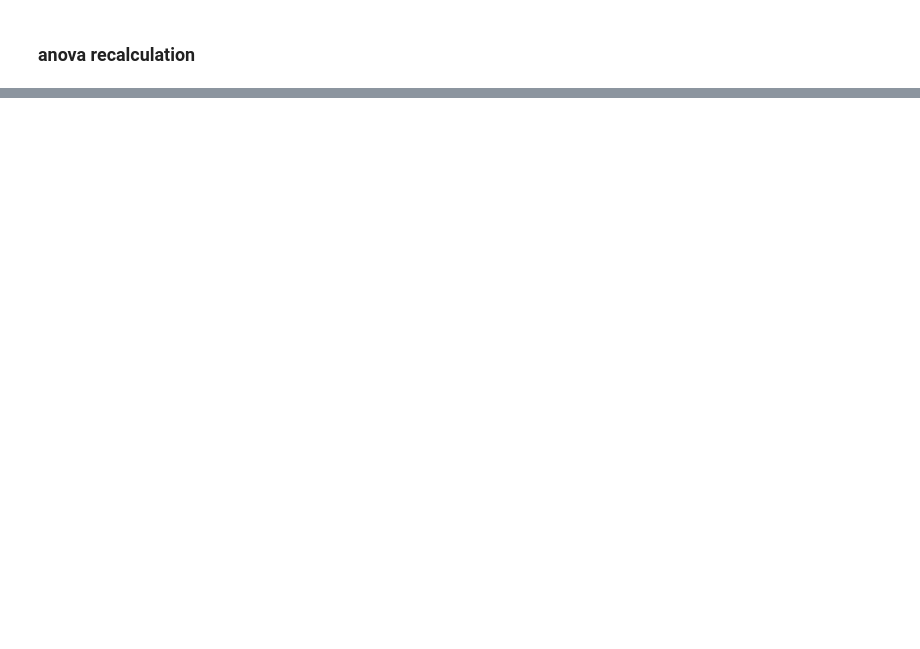
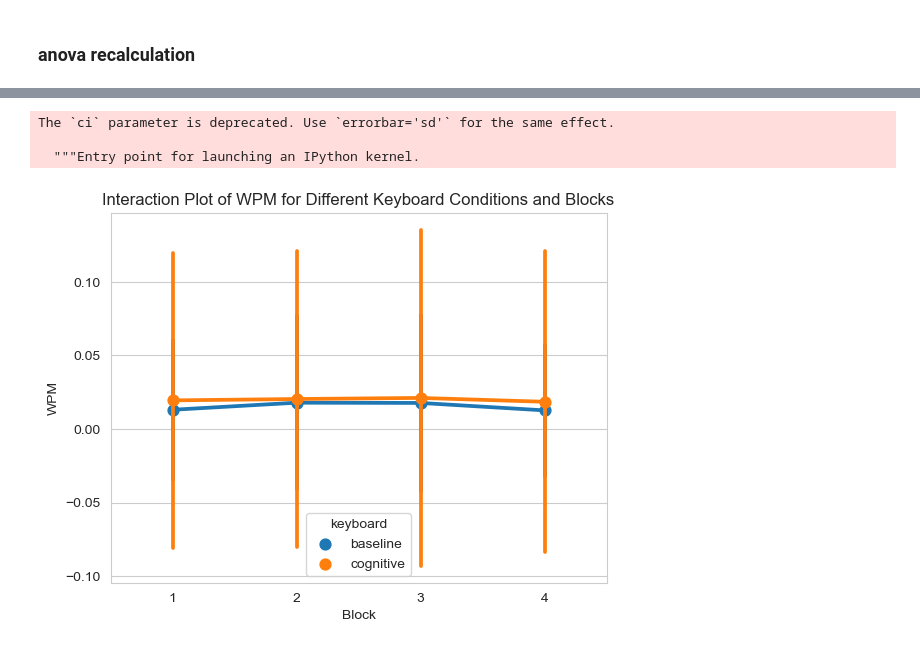
Before and after one commit to rgnlg/dc_keyboard, a Jupyter notebook: study_1/pilot_analysis.ipynb, the cells around one changed output, grey strips where cells are left out. Cells and saved outputs as stored; diff of their text form; code cells hidden in the pictures; blank space fills up the shorter version.

```diff
--- a/study_1/pilot_analysis.ipynb
+++ b/study_1/pilot_analysis.ipynb
@@ -273,0 +299,11 @@ group1 group2 meandiff p-adj   lower  upper  reject
+# %%
+sns.pointplot(data = df, x = 'block1', y = 'cer', hue = 'keyboard', ci = 'sd')
+plt.title('Interaction Plot of WPM for Different Keyboard Conditions and Blocks')
+plt.xlabel('Block')
+plt.ylabel('WPM')
+plt.show()
+# %% [output]
+The `ci` parameter is deprecated. Use `errorbar='sd'` for the same effect.
+
+  """Entry point for launching an IPython kernel.
+[figure, added]
```
Also changed, not shown: parts of 29 cells of this notebook, 2 other files.
